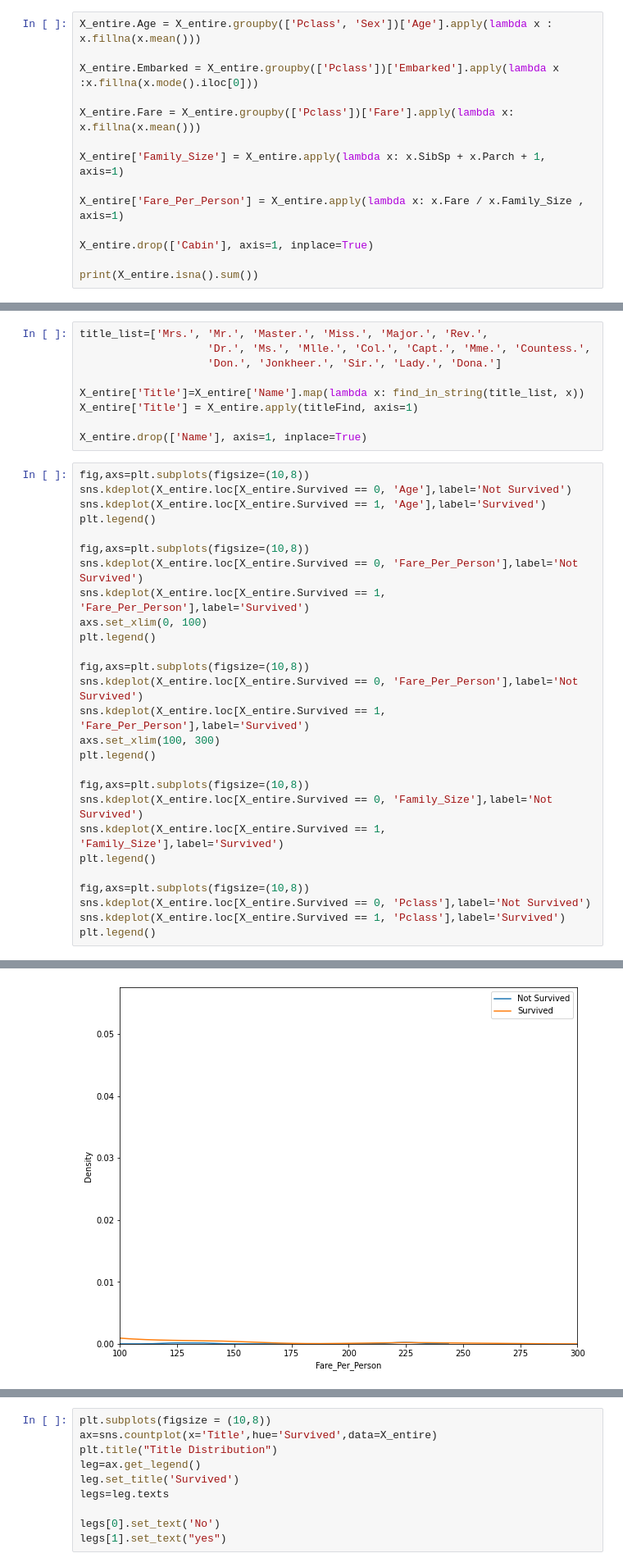
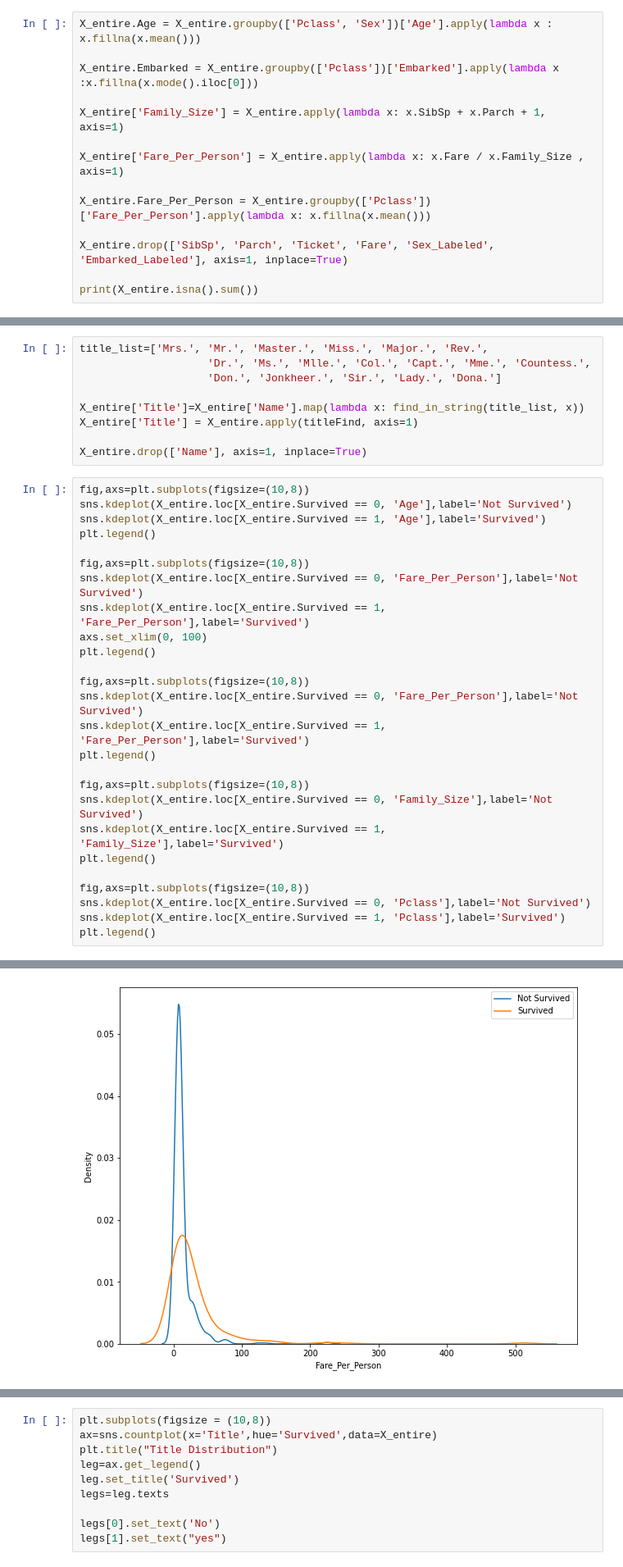
Before and after one commit to emreoztr/kaggle-titanic-machine-learning, a Jupyter notebook: data_process.ipynb, the cells around one changed output, grey strips where cells are left out. Shown at 82% size. Saved outputs shown, nothing was run; the diff lists cells and outputs as text.

Commit message:
Change order of Fare Per Person creation

```diff
--- a/data_process.ipynb
+++ b/data_process.ipynb
@@ -92,13 +91,13 @@ X_entire.Age = X_entire.groupby(['Pclass', 'Sex'])['Age'].apply(lambda x : x.fil
 
 X_entire.Embarked = X_entire.groupby(['Pclass'])['Embarked'].apply(lambda x :x.fillna(x.mode().iloc[0]))
 
-X_entire.Fare = X_entire.groupby(['Pclass'])['Fare'].apply(lambda x: x.fillna(x.mean()))
-
 X_entire['Family_Size'] = X_entire.apply(lambda x: x.SibSp + x.Parch + 1, axis=1)
 
 X_entire['Fare_Per_Person'] = X_entire.apply(lambda x: x.Fare / x.Family_Size , axis=1)
 
-X_entire.drop(['Cabin'], axis=1, inplace=True)
+X_entire.Fare_Per_Person = X_entire.groupby(['Pclass'])['Fare_Per_Person'].apply(lambda x: x.fillna(x.mean()))
+
+X_entire.drop(['SibSp', 'Parch', 'Ticket', 'Fare', 'Sex_Labeled', 'Embarked_Labeled'], axis=1, inplace=True)
 
 print(X_entire.isna().sum())
 # %% [output]
@@ -129,35 +122,34 @@ X_entire.drop(['Name'], axis=1, inplace=True)
 # %%
 fig,axs=plt.subplots(figsize=(10,8))
 sns.kdeplot(X_entire.loc[X_entire.Survived == 0, 'Age'],label='Not Survived')
 sns.kdeplot(X_entire.loc[X_entire.Survived == 1, 'Age'],label='Survived')
 plt.legend()
 
 fig,axs=plt.subplots(figsize=(10,8))
 sns.kdeplot(X_entire.loc[X_entire.Survived == 0, 'Fare_Per_Person'],label='Not Survived')
 sns.kdeplot(X_entire.loc[X_entire.Survived == 1, 'Fare_Per_Person'],label='Survived')
 axs.set_xlim(0, 100)
 plt.legend()
 
 fig,axs=plt.subplots(figsize=(10,8))
 sns.kdeplot(X_entire.loc[X_entire.Survived == 0, 'Fare_Per_Person'],label='Not Survived')
 sns.kdeplot(X_entire.loc[X_entire.Survived == 1, 'Fare_Per_Person'],label='Survived')
-axs.set_xlim(100, 300)
 plt.legend()
 
 fig,axs=plt.subplots(figsize=(10,8))
 sns.kdeplot(X_entire.loc[X_entire.Survived == 0, 'Family_Size'],label='Not Survived')
 sns.kdeplot(X_entire.loc[X_entire.Survived == 1, 'Family_Size'],label='Survived')
 plt.legend()
 
 fig,axs=plt.subplots(figsize=(10,8))
 sns.kdeplot(X_entire.loc[X_entire.Survived == 0, 'Pclass'],label='Not Survived')
 sns.kdeplot(X_entire.loc[X_entire.Survived == 1, 'Pclass'],label='Survived')
 plt.legend()
 # %% [output]
 <matplotlib.legend.Legend at 0x...>
 [figure]
 [figure]
-[figure, old version]
+[figure, new version]
 [figure]
 [figure]
 # %%
```
Also changed, not shown: parts of 7 cells of this notebook, 1 other file.
